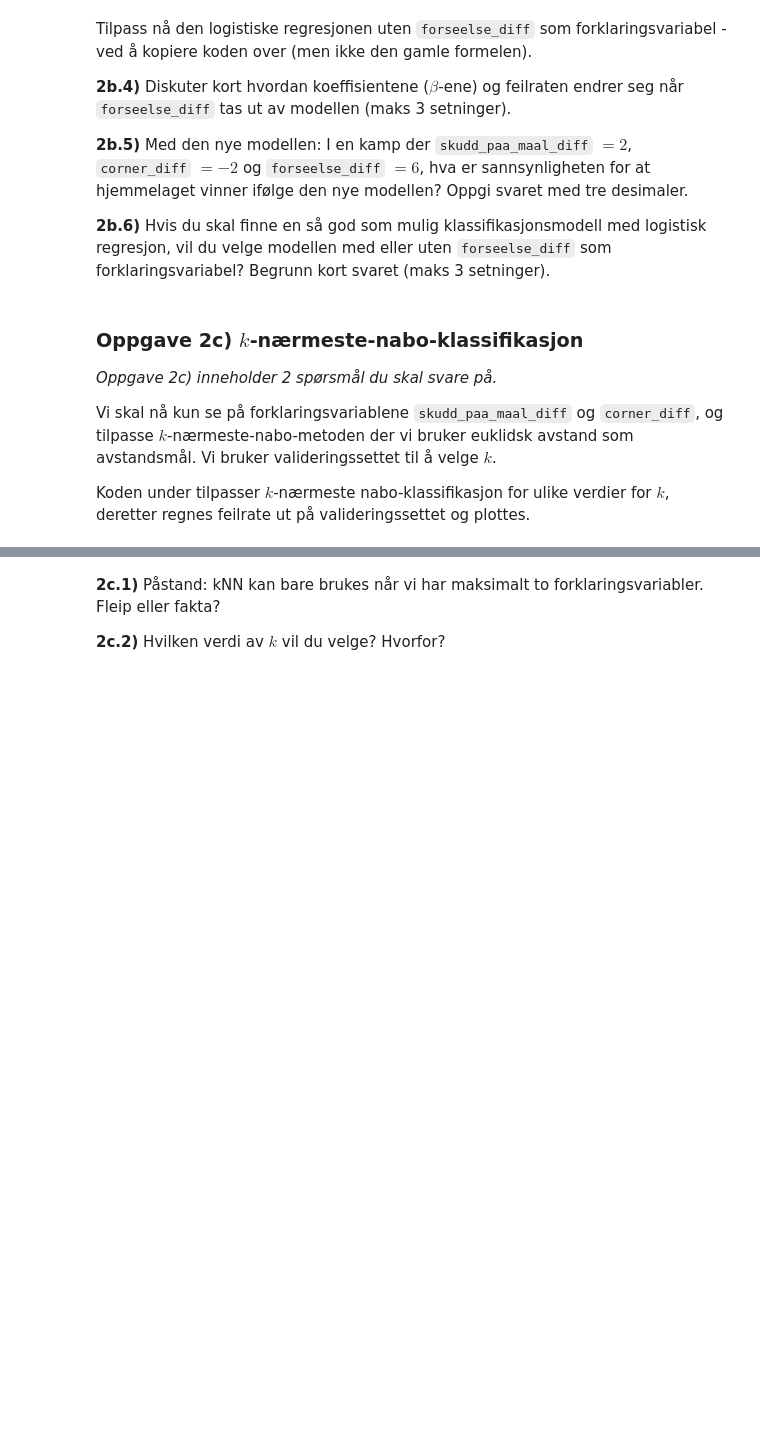
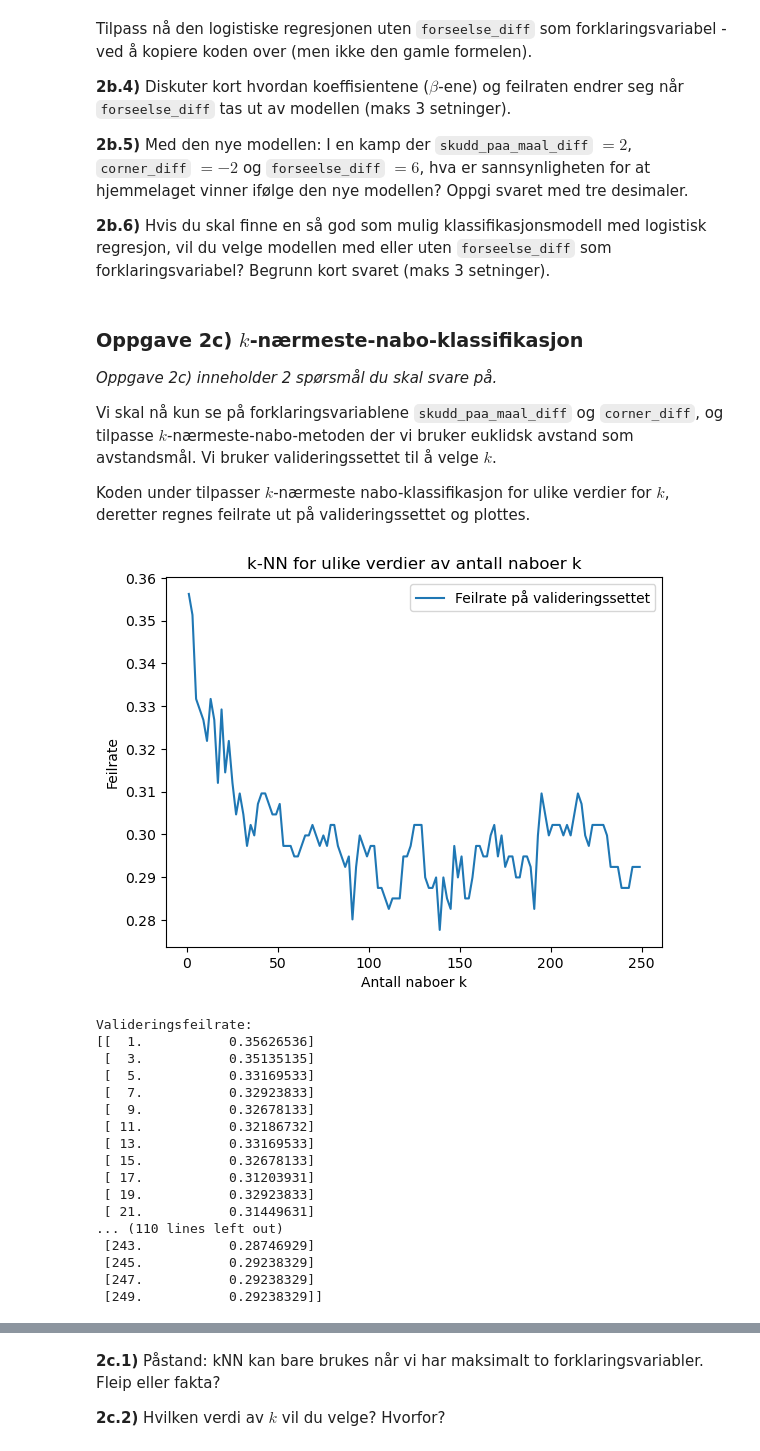
Before and after one commit to 2023H-LAD-S/ISTA1003-Semester-Prosjekt, a Jupyter notebook: oppg2.ipynb, the cells around one changed output, grey strips where cells are left out. Saved outputs shown, nothing was run; the diff lists cells and outputs as text; code cells hidden in the pictures; blank space fills up the shorter version.

```diff
--- a/oppg2.ipynb
+++ b/oppg2.ipynb
@@ -198,30 +271,51 @@ Koden under tilpasser $k$-nærmeste nabo-klassifikasjon for ulike verdier for $k
 # %%
 knaboer = np.arange(1, 251, step = 2)
 val_feilrate = np.empty(len(knaboer))
 
 X_tren = df_tren[['skudd_paa_maal_diff', 'corner_diff']] # bruker bare disse to forklaringsvariablene
+Y_tren = df_tren['y']
 X_val = df_val[['skudd_paa_maal_diff', 'corner_diff']]
+Y_val = df_val['y']
 
 for i,k in enumerate(knaboer):
 
     # Initialiser kNN med  k neighbors
     knn = KNeighborsClassifier(n_neighbors = k, p = 2) # p = 2 gir euklidsk avstand
 
     # Tilpass modellen med treningssettet
-    knn.fit(X_tren, df_tren['y'])
+    knn.fit(X_tren, Y_tren)
 
     # Beregn feilrate på valideringssett
     # score er accuracy = "andel korrekt"
-    val_feilrate[i] = 1 - knn.score(X_val, df_val['y'])
+    val_feilrate[i] = 1 - knn.score(X_val, Y_val)
 
 # Lage plott
 plt.title('k-NN for ulike verdier av antall naboer k')
 plt.plot(knaboer, val_feilrate, label = 'Feilrate på valideringssettet')
 plt.legend()
 plt.xlabel('Antall naboer k')
 plt.ylabel('Feilrate')
 plt.show()
 
 valres=np.vstack((knaboer, val_feilrate))
 print("Valideringsfeilrate:")
 print(valres.T)
+# %% [output]
+[figure, added]
+Valideringsfeilrate:
+[[  1.           0.35626536]
+ [  3.           0.35135135]
+ [  5.           0.33169533]
+ [  7.           0.32923833]
+ [  9.           0.32678133]
+ [ 11.           0.32186732]
+ [ 13.           0.33169533]
+ [ 15.           0.32678133]
+ [ 17.           0.31203931]
+ [ 19.           0.32923833]
+ [ 21.           0.31449631]
+... (110 lines left out)
+ [243.           0.28746929]
+ [245.           0.29238329]
+ [247.           0.29238329]
+ [249.           0.29238329]]
```
Also changed, not shown: parts of 14 cells of this notebook.
